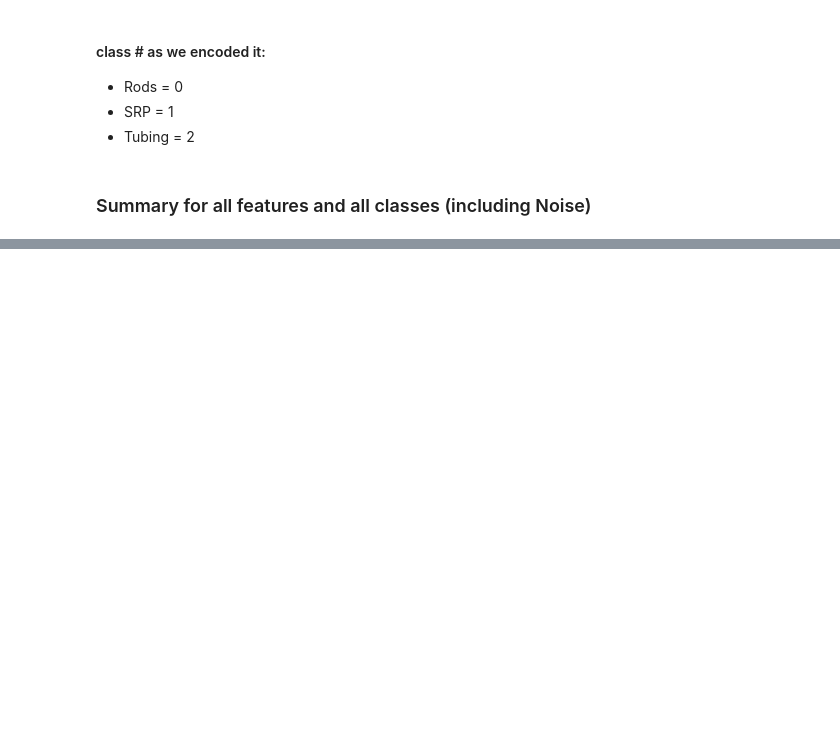
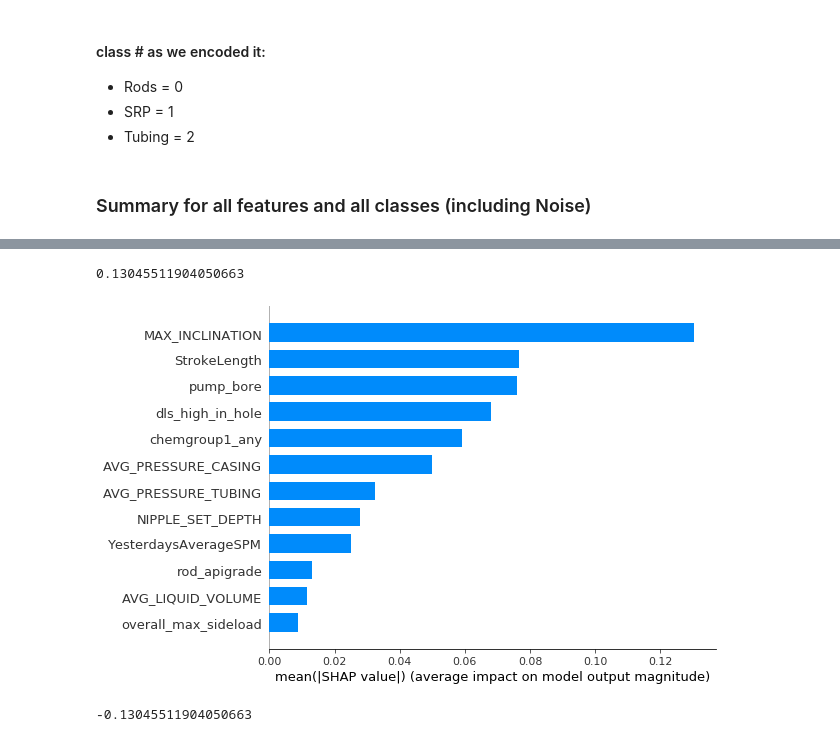
Before and after one commit to alimodak/Ali-Modak_Rod-Pump, a Jupyter notebook: Jupyter/mvp3/Random Forest Reduced With SHAP.ipynb, the cells around one changed output, grey strips where cells are left out. Cells and saved outputs as stored; diff of their text form; code cells hidden in the pictures; blank space fills up the shorter version.

Commit message:
added SHAP probability and some questions

```diff
--- a/Jupyter/mvp3/Random Forest Reduced With SHAP.ipynb
+++ b/Jupyter/mvp3/Random Forest Reduced With SHAP.ipynb
@@ -198,0 +231,26 @@ shap.decision_plot(explainer.expected_value[0], hypothetical_shap_values[show_id
+# %%
+# We will look at MAX_INCLINATION first.
+# The below code takes the absolute value of all SHAP values
+# for class 0, for feature 7 aka "MAX_INCLINATION", and for all rods (each row is a rod)
+abs(shap_values[0][:,7]).mean()
+# the value below agreeswith the summary plot below!
+# %% [output]
+0.13045511904050663
+# %%
+shap.summary_plot(shap_values[0],
+                  X_test,
+                  max_display=15,
+                  feature_names = data_cleaning.features(test_columns),
+                  plot_type='bar')
+# %% [output]
+[figure, added]
+# %%
+# Still looking at MAX_INCLINATION:
+# The below code doesn't take the absolute value bc we want the feature's
+# "push" effect in pos and neg direction
+shap_values[0][:,7].mean()
+# This code tells us that the MAX_INCLINATION changed the predicted
+# Rod type failure probability on average by -13.05% percentage points
+# (0.3333 - 0.130455) = 0.20287488095949338, which is the average output probability
+# %% [output]
+-0.13045511904050663
```
Also changed, not shown: parts of 8 cells of this notebook.
